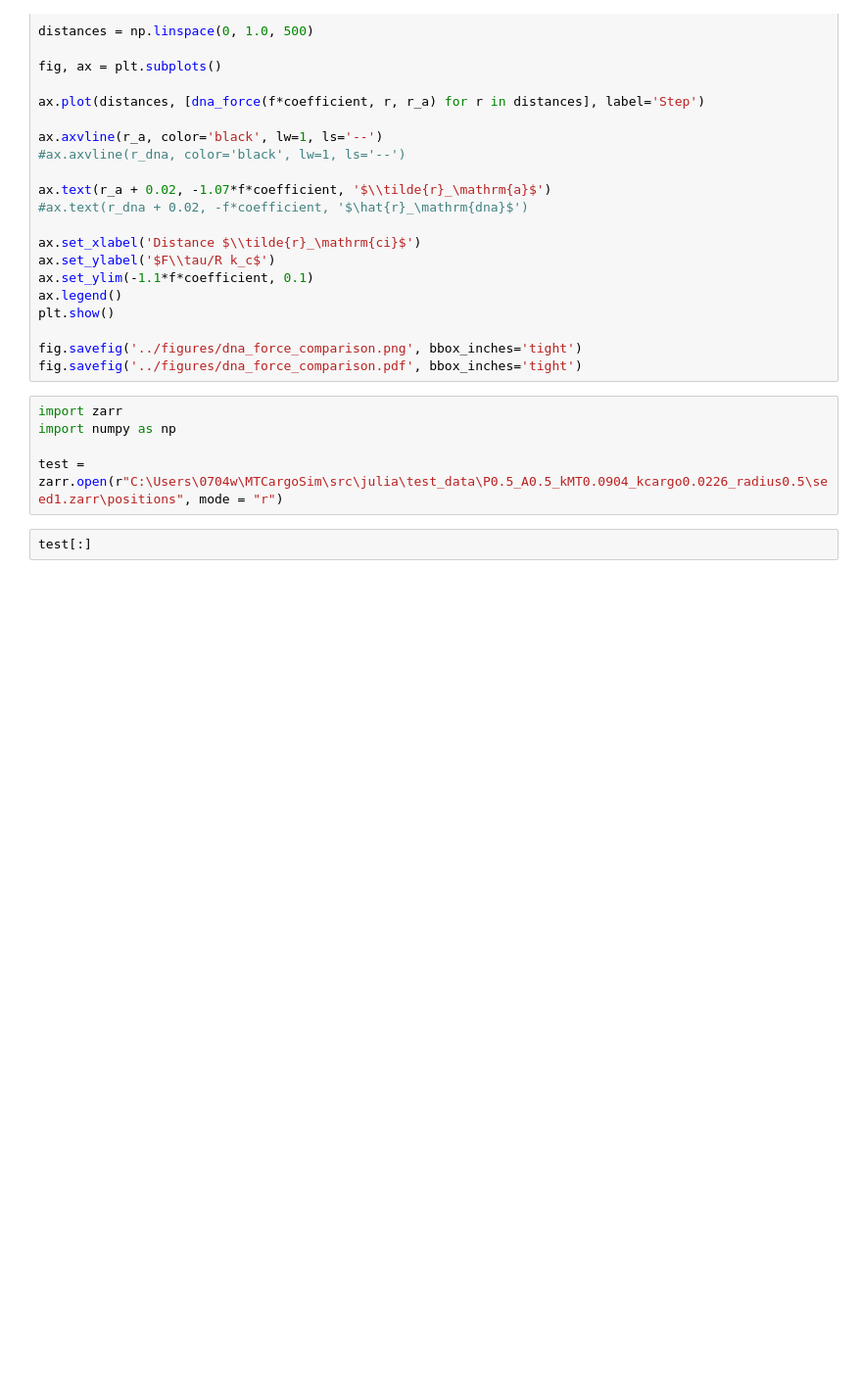
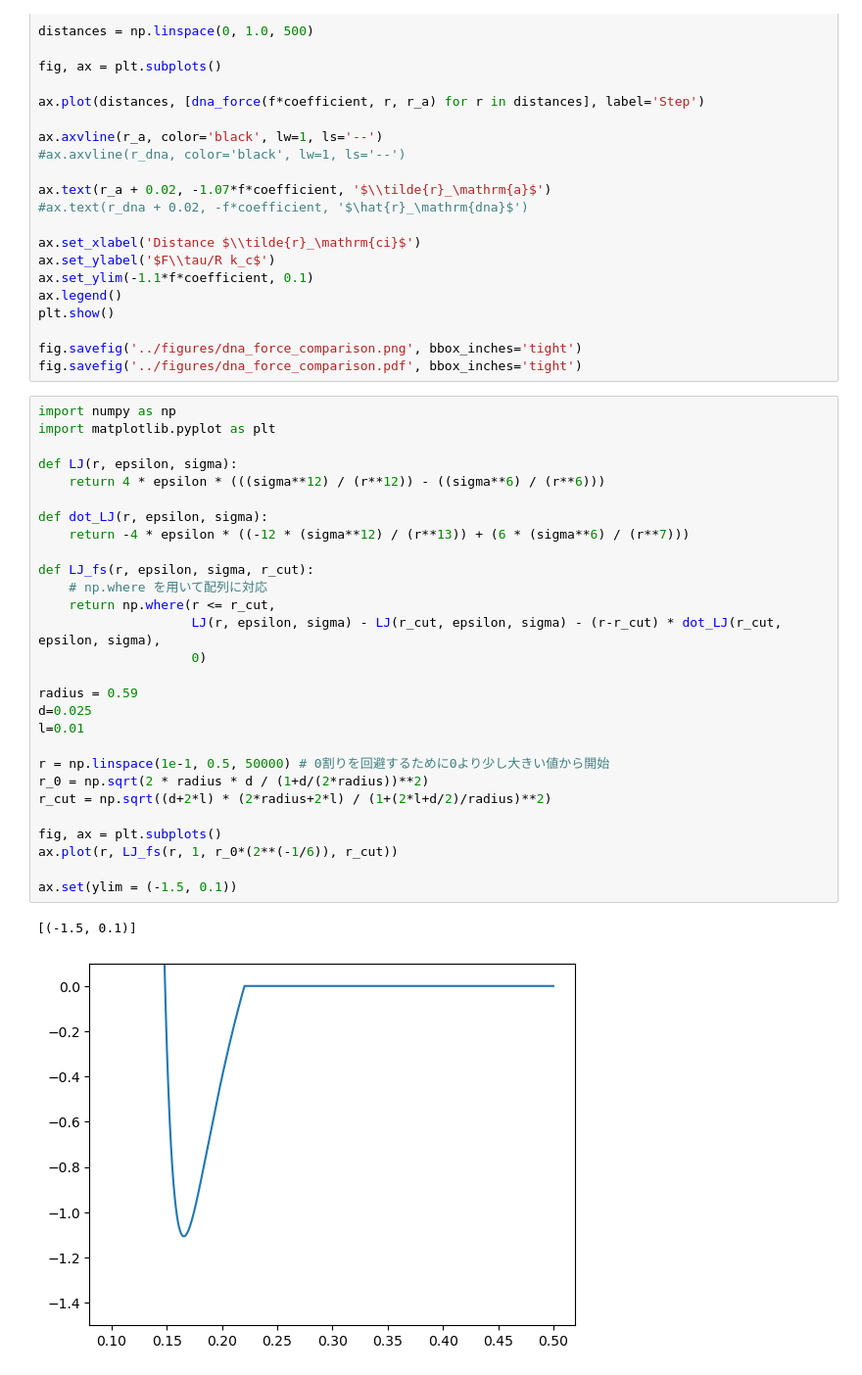
Before and after one commit to wppppupr/MTCargoSim, a Jupyter notebook: notebook/python.ipynb, the cells around one changed output. Shown at 98% size. Cells and saved outputs as stored; diff of their text form; blank space fills up the shorter version.

```diff
--- a/notebook/python.ipynb
+++ b/notebook/python.ipynb
@@ -252,10 +252,34 @@ plt.show()
 
 fig.savefig('../figures/dna_force_comparison.png', bbox_inches='tight')
 fig.savefig('../figures/dna_force_comparison.pdf', bbox_inches='tight')
-# %%
-import zarr
-import numpy as np
-
-test = zarr.open(r"C:\Users\0704w\MTCargoSim\src\julia\test_data\P0.5_A0.5_kMT0.0904_kcargo0.0226_radius0.5\seed1.zarr\positions", mode = "r")
 # %%
-test[:]
+import numpy as np
+import matplotlib.pyplot as plt
+
+def LJ(r, epsilon, sigma):
+    return 4 * epsilon * (((sigma**12) / (r**12)) - ((sigma**6) / (r**6)))
+
+def dot_LJ(r, epsilon, sigma):
+    return -4 * epsilon * ((-12 * (sigma**12) / (r**13)) + (6 * (sigma**6) / (r**7)))
+
+def LJ_fs(r, epsilon, sigma, r_cut):
+    # np.where を用いて配列に対応
+    return np.where(r <= r_cut,
+                    LJ(r, epsilon, sigma) - LJ(r_cut, epsilon, sigma) - (r-r_cut) * dot_LJ(r_cut, epsilon, sigma),
+                    0)
+
+radius = 0.59
+d=0.025
+l=0.01
+
+r = np.linspace(1e-1, 0.5, 50000) # 0割りを回避するために0より少し大きい値から開始
+r_0 = np.sqrt(2 * radius * d / (1+d/(2*radius))**2)
+r_cut = np.sqrt((d+2*l) * (2*radius+2*l) / (1+(2*l+d/2)/radius)**2)
+
+fig, ax = plt.subplots()
+ax.plot(r, LJ_fs(r, 1, r_0*(2**(-1/6)), r_cut))
+
+ax.set(ylim = (-1.5, 0.1))
+# %% [output]
+[(-1.5, 0.1)]
+[figure, added]
```
Also changed, not shown: parts of 1 cell of this notebook, 3 other files.
